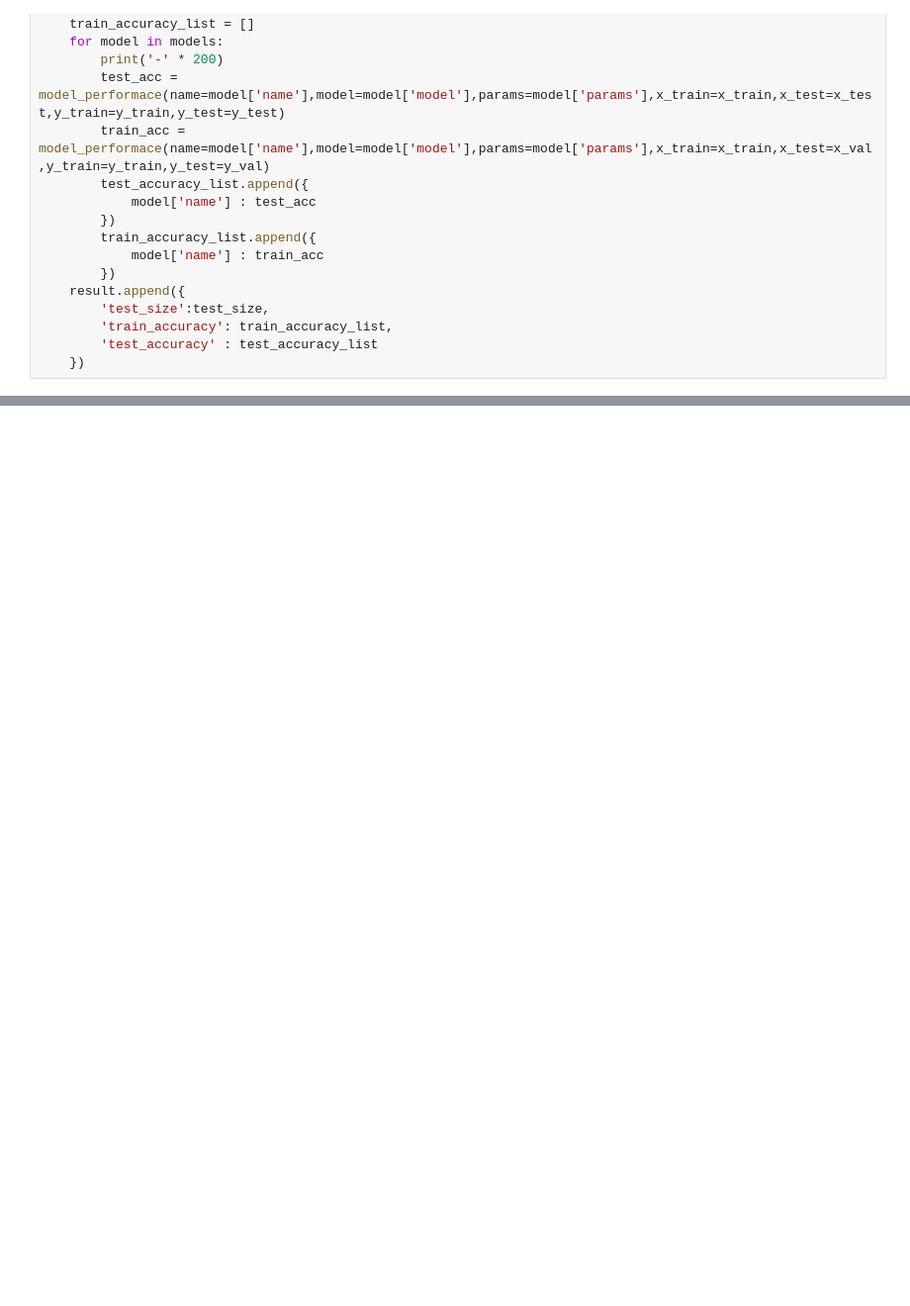
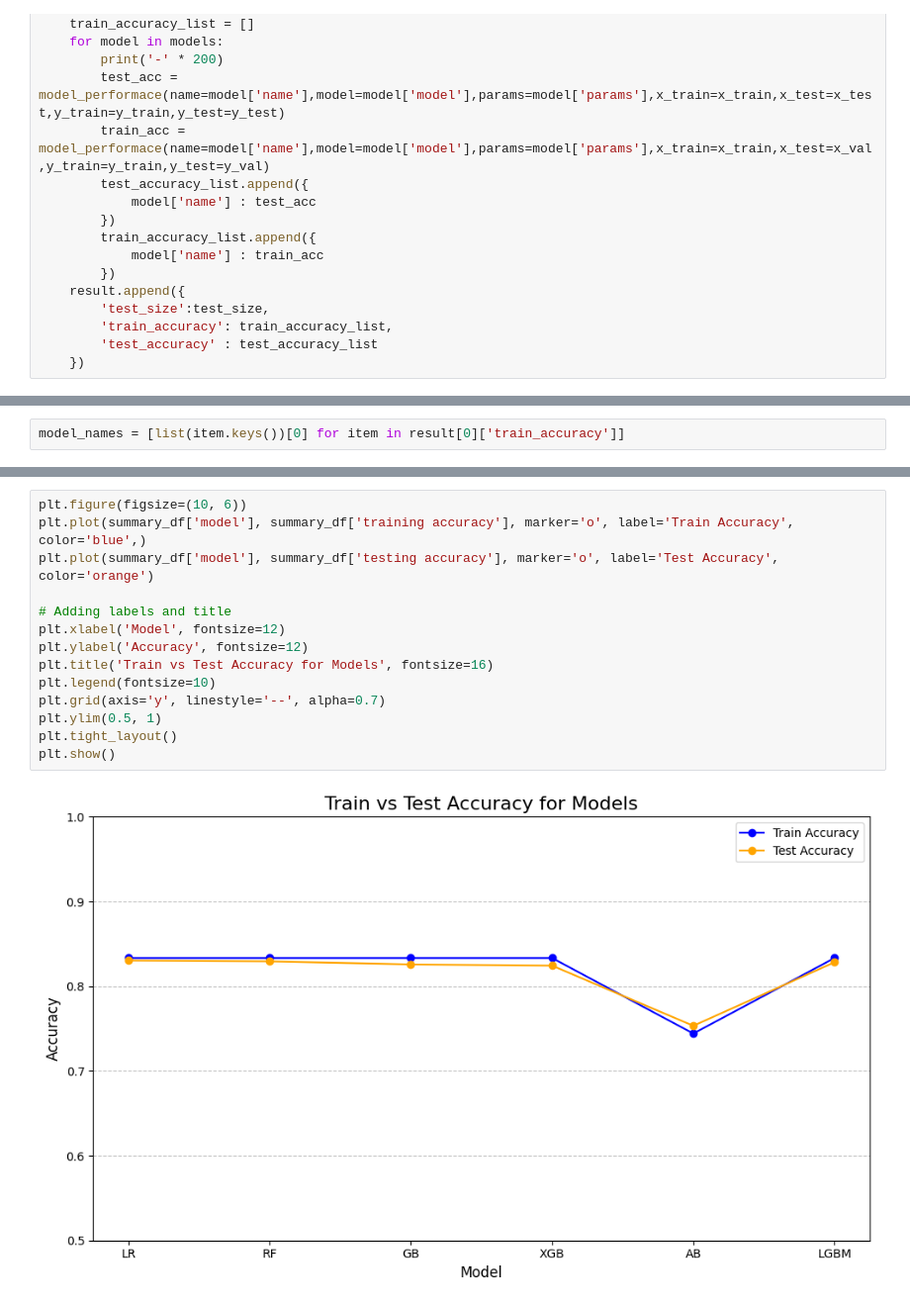
Before and after one commit to ABIR-CSE-2125/Cancer_Classification, a Jupyter notebook: main.ipynb, the cells around one changed output, grey strips where cells are left out. Shown: that part at 99% size. Cells and saved outputs as stored; diff of their text form; blank space fills up the shorter version.

```diff
--- a/main.ipynb
+++ b/main.ipynb
@@ -351,0 +308,2 @@ result
+# %%
+model_names = [list(item.keys())[0] for item in result[0]['train_accuracy']]
@@ -351,0 +394,16 @@ result
+# %%
+plt.figure(figsize=(10, 6))
+plt.plot(summary_df['model'], summary_df['training accuracy'], marker='o', label='Train Accuracy', color='blue',)
+plt.plot(summary_df['model'], summary_df['testing accuracy'], marker='o', label='Test Accuracy', color='orange')
+
+# Adding labels and title
+plt.xlabel('Model', fontsize=12)
+plt.ylabel('Accuracy', fontsize=12)
+plt.title('Train vs Test Accuracy for Models', fontsize=16)
+plt.legend(fontsize=10)
+plt.grid(axis='y', linestyle='--', alpha=0.7)
+plt.ylim(0.5, 1)
+plt.tight_layout()
+plt.show()
+# %% [output]
+[figure, added]
```
Also changed, not shown: parts of 31 cells of this notebook, 1 other file.
